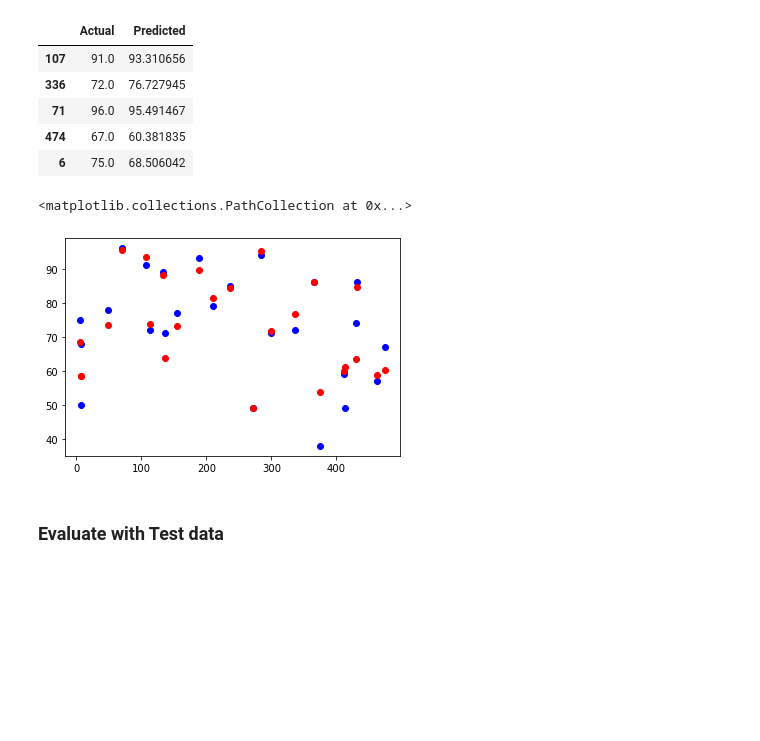
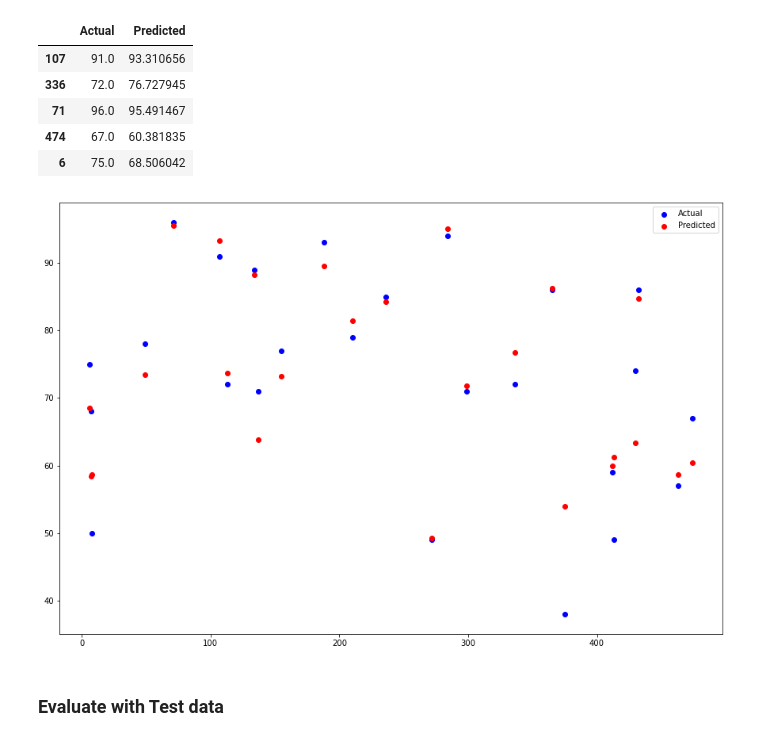
Before and after one commit to srikanthpragada/DS_30_NOV_2020, a Jupyter notebook: admission/admission.ipynb, the cells around one changed output. Saved outputs shown, nothing was run; the diff lists cells and outputs as text; code cells hidden in the pictures; blank space fills up the shorter version.

```diff
--- a/admission/admission.ipynb
+++ b/admission/admission.ipynb
@@ -315,11 +319,12 @@ result.head()
 ## Draw scatter plot with blue and red dots for actual and predicted
 # %%
 size = 25
-plt.scatter(result.index[:size], result['Actual'].head(size), color='blue')
-plt.scatter(result.index[:size], result['Predicted'].head(size), color='red')
+plt.scatter(result.index[:size], result['Actual'].head(size), color='blue',label="Actual")
+plt.scatter(result.index[:size], result['Predicted'].head(size), color='red', label = "Predicted")
+plt.legend()
+plt.gcf().set_size_inches(15,10)
 # %% [output]
-<matplotlib.collections.PathCollection at 0x...>
-[figure, old version]
+[figure, new version]
 # %% [markdown]
 ### Evaluate with Test data
 # %%
```
Also changed, not shown: parts of 4 cells of this notebook.
